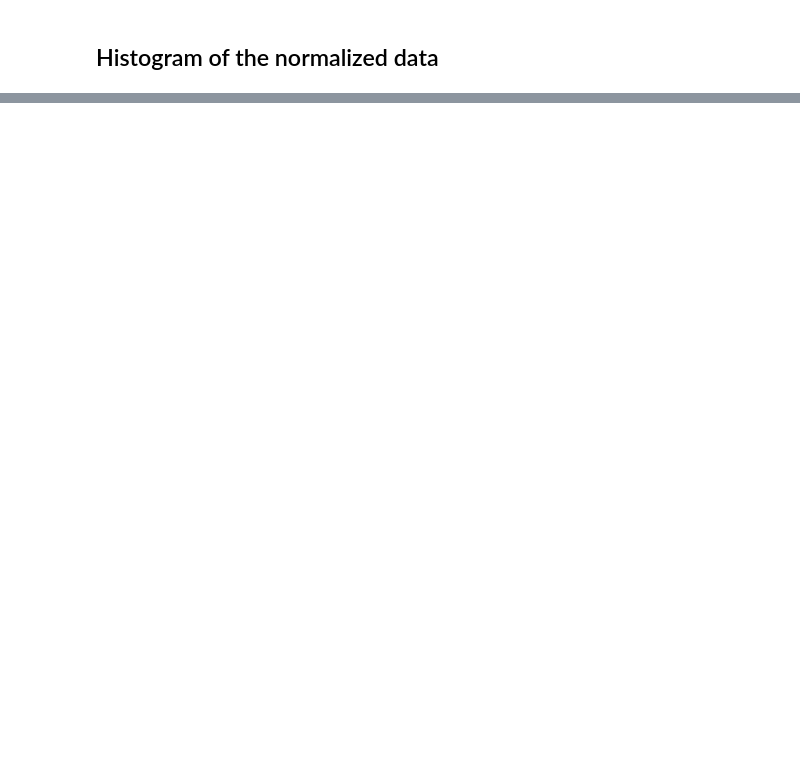
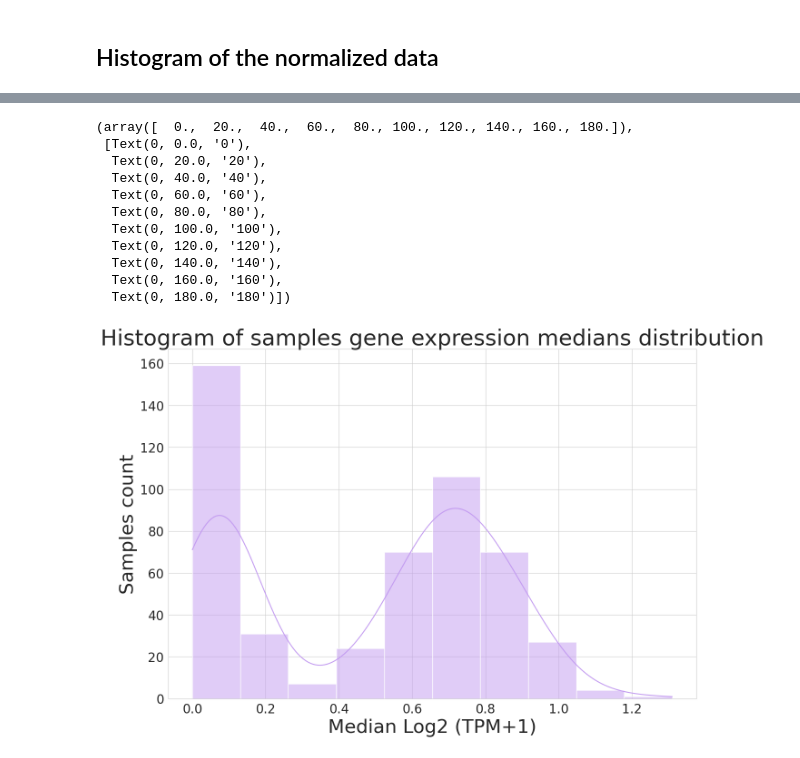
Before and after one commit to martipuchal/Advanced_Bioinformatic, a Jupyter notebook: Data_normalization.ipynb, the cells around one changed output, grey strips where cells are left out. Drawn from its saved outputs; the diff is of its cells as text; code cells hidden in the pictures; blank space fills up the shorter version.

```diff
--- a/Data_normalization.ipynb
+++ b/Data_normalization.ipynb
@@ -111,0 +132,30 @@ matplotlib.pyplot.savefig('/home/marti/jupy/jup_notebook/Project/result/Graphs/n
+# %%
+data_hist=data_original.copy(deep=True)
+
+data_hist = data_hist.iloc[:, :500]
+
+log_df = log_df = numpy.log2(data_hist + 1)
+median_by_sample = log_df.median()
+matplotlib.pyplot.figure(figsize = (15, 10))
+seaborn.histplot(data = median_by_sample, x = median_by_sample[1:], kde = True, color = '#C39BF1')
+
+matplotlib.pyplot.title('Histogram of samples gene expression medians distribution', fontsize = 35)
+matplotlib.pyplot.ylabel('Samples count', fontsize = 30)
+matplotlib.pyplot.xlabel('Median Log2 (TPM+1)', fontsize = 30)
+
+matplotlib.pyplot.xticks(fontsize=20)
+matplotlib.pyplot.yticks(fontsize=20)
+matplotlib.pyplot.savefig('/home/marti/jupy/jup_notebook/Project/result/Graphs/histplot.png')
+# %% [output]
+(array([  0.,  20.,  40.,  60.,  80., 100., 120., 140., 160., 180.]),
+ [Text(0, 0.0, '0'),
+  Text(0, 20.0, '20'),
+  Text(0, 40.0, '40'),
+  Text(0, 60.0, '60'),
+  Text(0, 80.0, '80'),
+  Text(0, 100.0, '100'),
+  Text(0, 120.0, '120'),
+  Text(0, 140.0, '140'),
+  Text(0, 160.0, '160'),
+  Text(0, 180.0, '180')])
+[figure, added]
```
Also changed, not shown: parts of 9 cells of this notebook.
